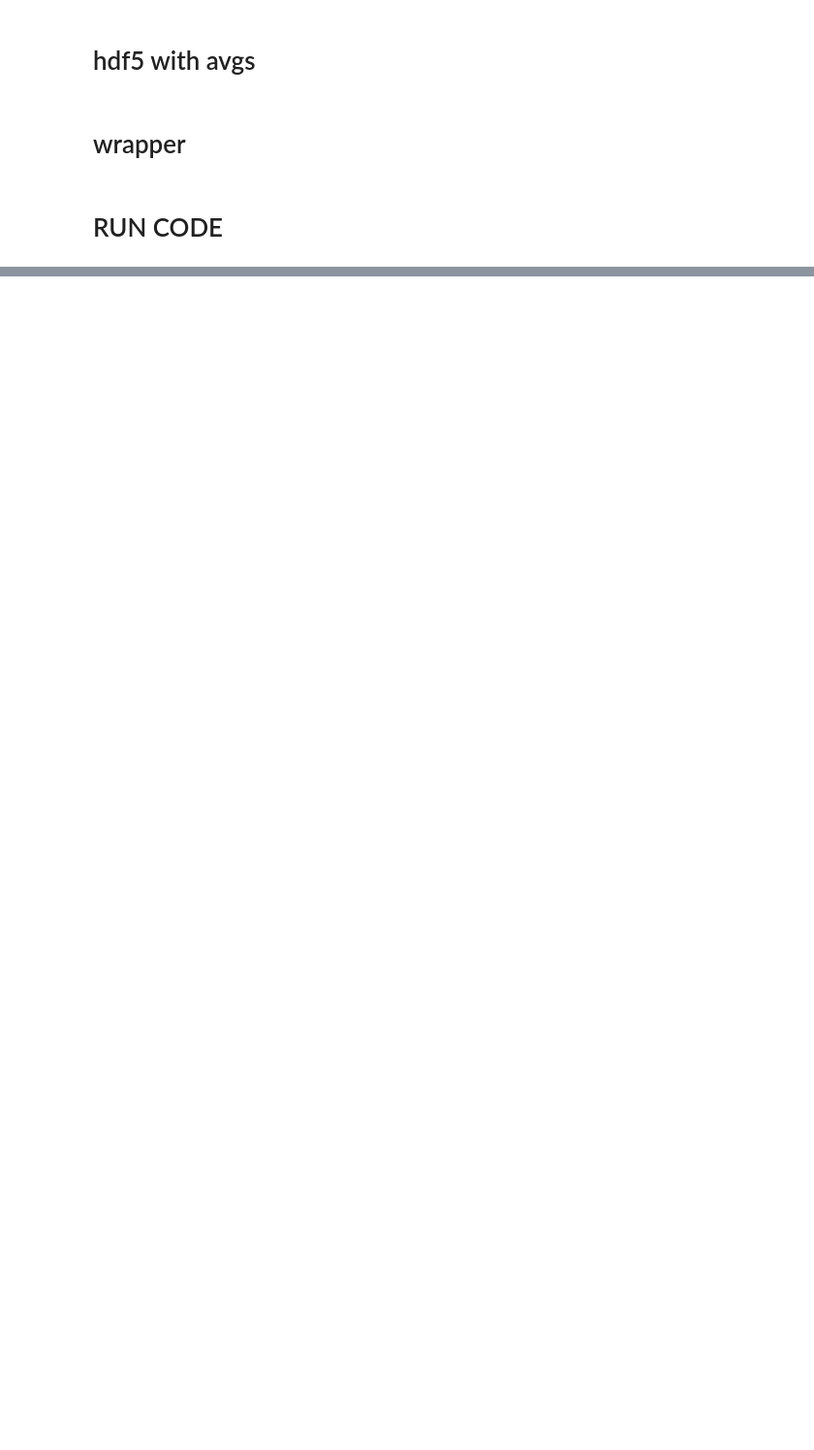
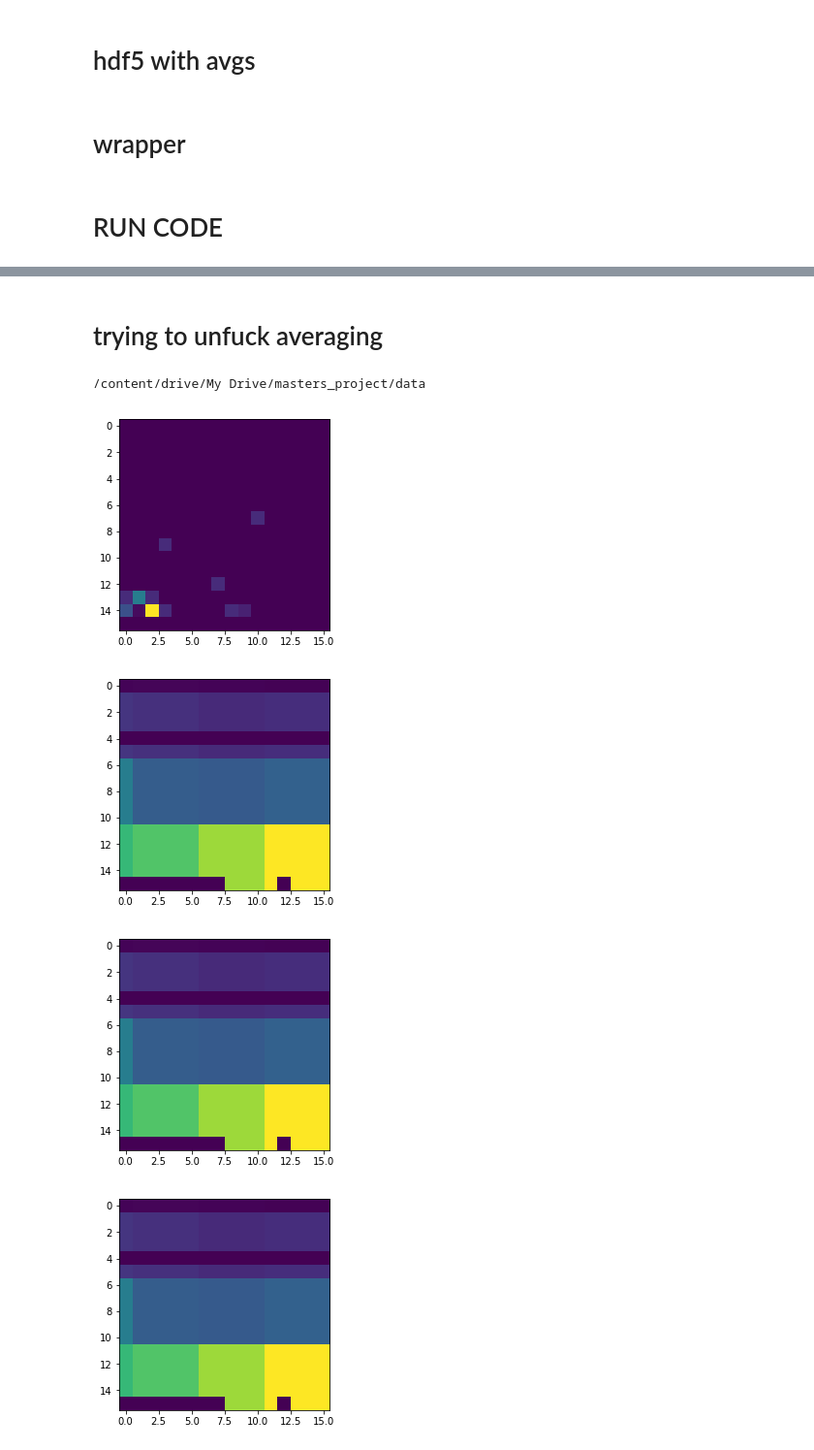
Before and after one commit to Garethlomax/acse-9-independent-research-project-Garethlomax, a Jupyter notebook: full_data.ipynb, the cells around one changed output, grey strips where cells are left out. Shown at 97% size. Drawn from its saved outputs; the diff is of its cells as text; code cells hidden in the pictures; blank space fills up the shorter version.

Commit message:
correcting averaging error

```diff
--- a/full_data.ipynb
+++ b/full_data.ipynb
@@ -1064,0 +1160,21 @@ print("seq length", test_model.decoder.seq_length)
+# %% [markdown]
+# trying to unfuck averaging
+# %%
+# %cd ..
+index_map = np.arange(0,84485,1)
+train = HDF5Dataset_with_avgs('data_prio_run_test4.hdf5', index_map,avg, std, apbln)
+# %% [output]
+/content/drive/My Drive/masters_project/data
+# %%
+d = train[20000]
+d[0].shape
+plt.imshow(d[1])
+o = d[0]
+for i in range(10):
+    plt.figure()
+    plt.imshow(o[i][4])
+# %% [output]
+[figure, added]
+[figure, added]
+[figure, added]
+[figure, added]
```
Also changed, not shown: parts of 19 cells of this notebook.
